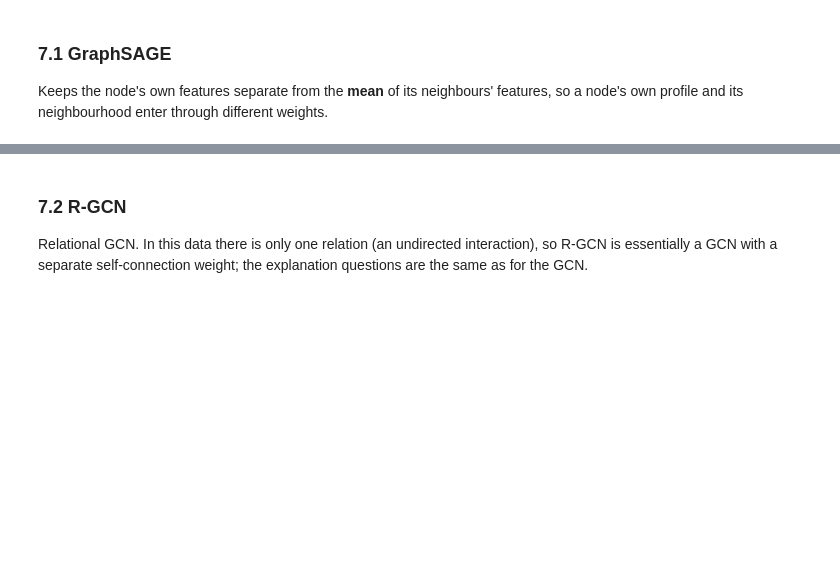
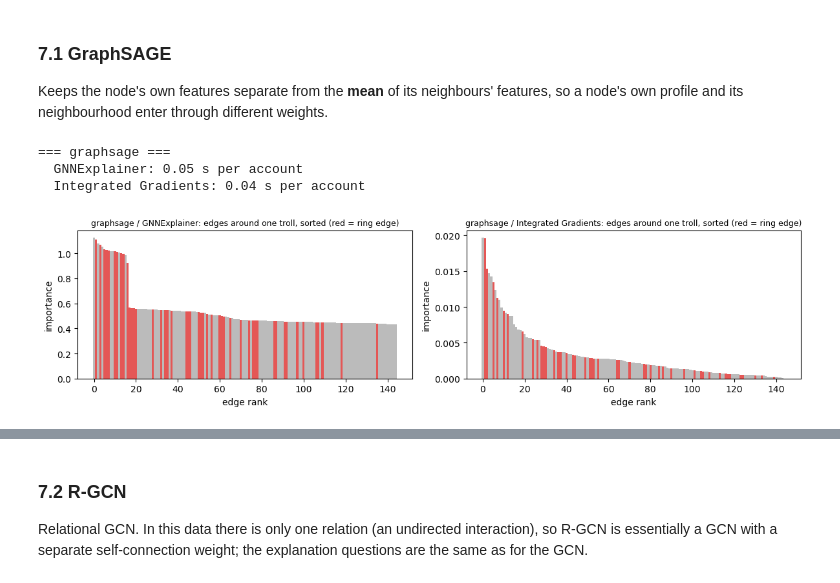
Before and after one commit to ananyafied/Explaining_Anonymity, a Jupyter notebook: notebooks/05_explain_graph.ipynb, the cells around one changed output, grey strips where cells are left out. Drawn from its saved outputs; the diff is of its cells as text; code cells hidden in the pictures; blank space fills up the shorter version.

```diff
--- a/notebooks/05_explain_graph.ipynb
+++ b/notebooks/05_explain_graph.ipynb
@@ -342,4 +572,11 @@ print('=== gat ==='); eval_gnn('gat'); show_gnn('gat')
 
 Keeps the node's own features separate from the **mean** of its neighbours' features, so a node's own profile and its neighbourhood enter through different weights.
 # %%
-print('=== graphsage ==='); eval_gnn('graphsage'); show_gnn('graphsage')
+print("=== graphsage ===")
+eval_gnn("graphsage")
+show_gnn("graphsage")
+# %% [output]
+=== graphsage ===
+  GNNExplainer: 0.05 s per account
+  Integrated Gradients: 0.04 s per account
+[figure, added]
```
Also changed, not shown: parts of 21 cells of this notebook, 23 other files.
